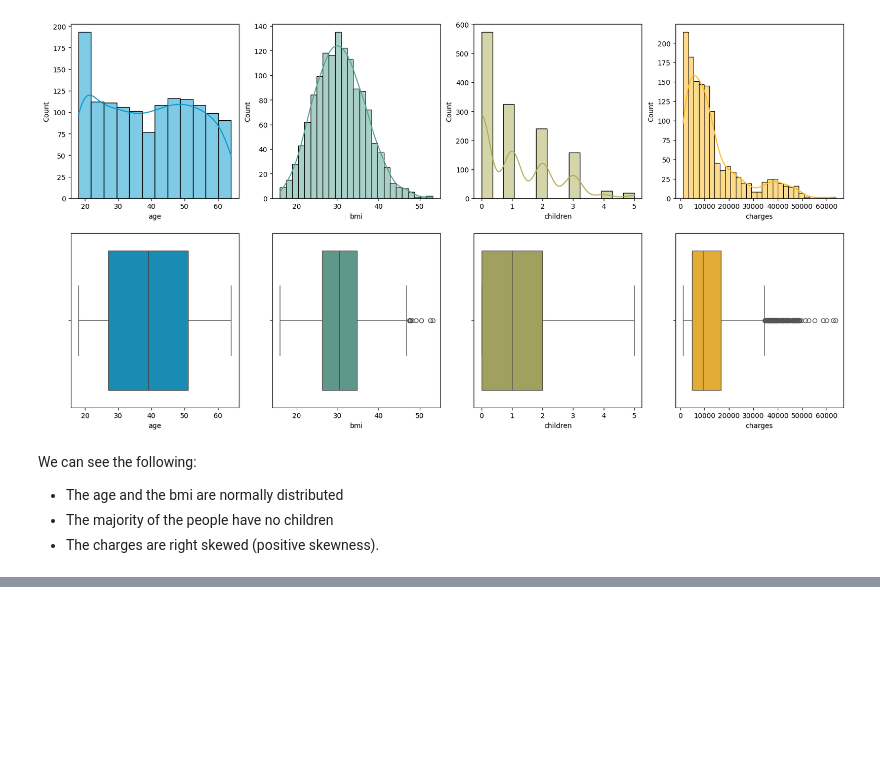
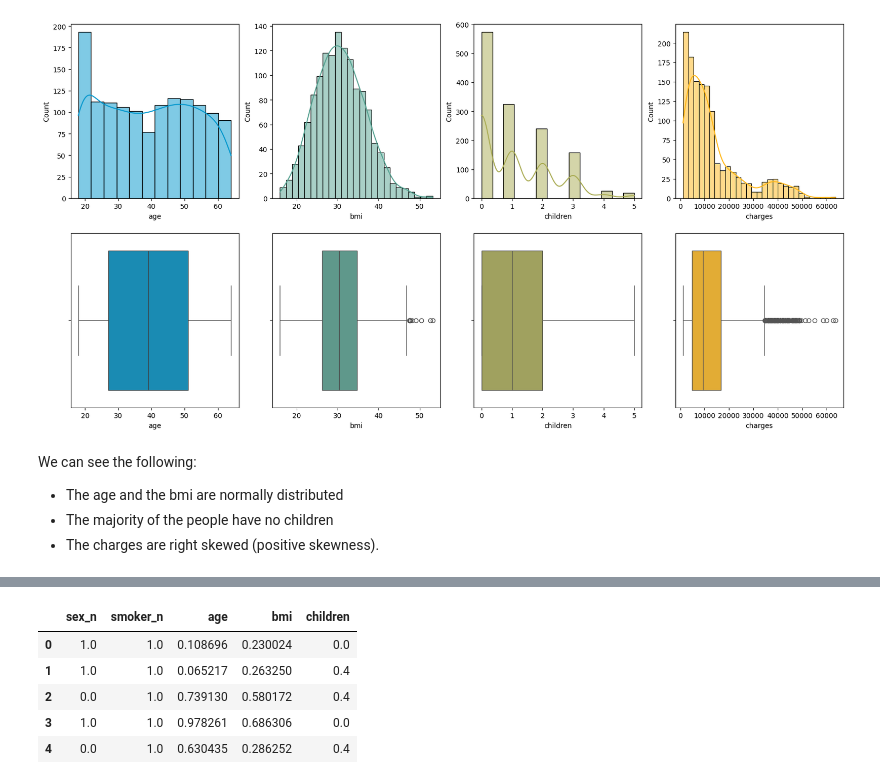
Before and after one commit to fevc08/linear_regression_model, a Jupyter notebook: src/explore.ipynb, the cells around one changed output, grey strips where cells are left out. Cells and saved outputs as stored; diff of their text form; code cells hidden in the pictures; blank space fills up the shorter version.

```diff
--- a/src/explore.ipynb
+++ b/src/explore.ipynb
@@ -190,0 +216,29 @@ plt.show()
+# %%
+# Feature selection
+from sklearn.model_selection import train_test_split
+from sklearn.feature_selection import SelectKBest, f_regression
+
+# Separate the feature and the target columns
+X = medical_insurance_scaled_df.drop(columns=['charges'])
+y = medical_insurance_scaled_df['charges']
+
+# Split the data
+X_train, X_test, y_train, y_test = train_test_split(X, y, test_size=0.2, random_state=42)
+
+# Select the best features
+selector = SelectKBest(score_func=f_regression, k=5)
+selector.fit(X_train, y_train)
+
+# Create a dataframe with the features
+X_train_sel = pd.DataFrame(selector.transform(X_train), columns=X_train.columns[selector.get_support()])
+X_test_sel = pd.DataFrame(selector.transform(X_test), columns=X_test.columns[selector.get_support()])
+
+# Show the results
+X_train_sel.head()
+# %% [output]
+|  | sex_n | smoker_n | age | bmi | children |
+| 0 | 1.0 | 1.0 | 0.108696 | 0.230024 | 0.0 |
+| 1 | 1.0 | 1.0 | 0.065217 | 0.263250 | 0.4 |
+| 2 | 0.0 | 1.0 | 0.739130 | 0.580172 | 0.4 |
+| 3 | 1.0 | 1.0 | 0.978261 | 0.686306 | 0.0 |
+| 4 | 0.0 | 1.0 | 0.630435 | 0.286252 | 0.4 |
```
Also changed, not shown: parts of 13 cells of this notebook, 2 other files.
